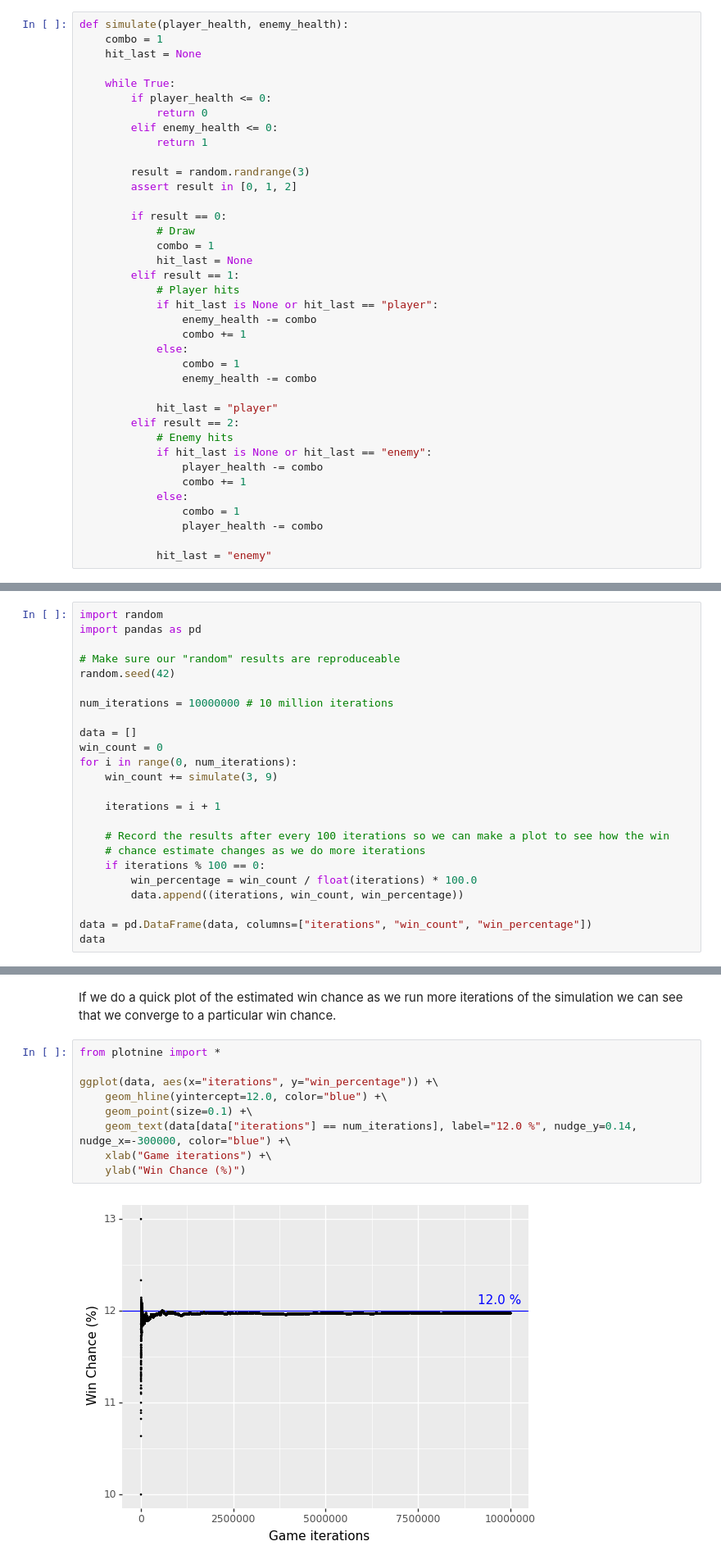
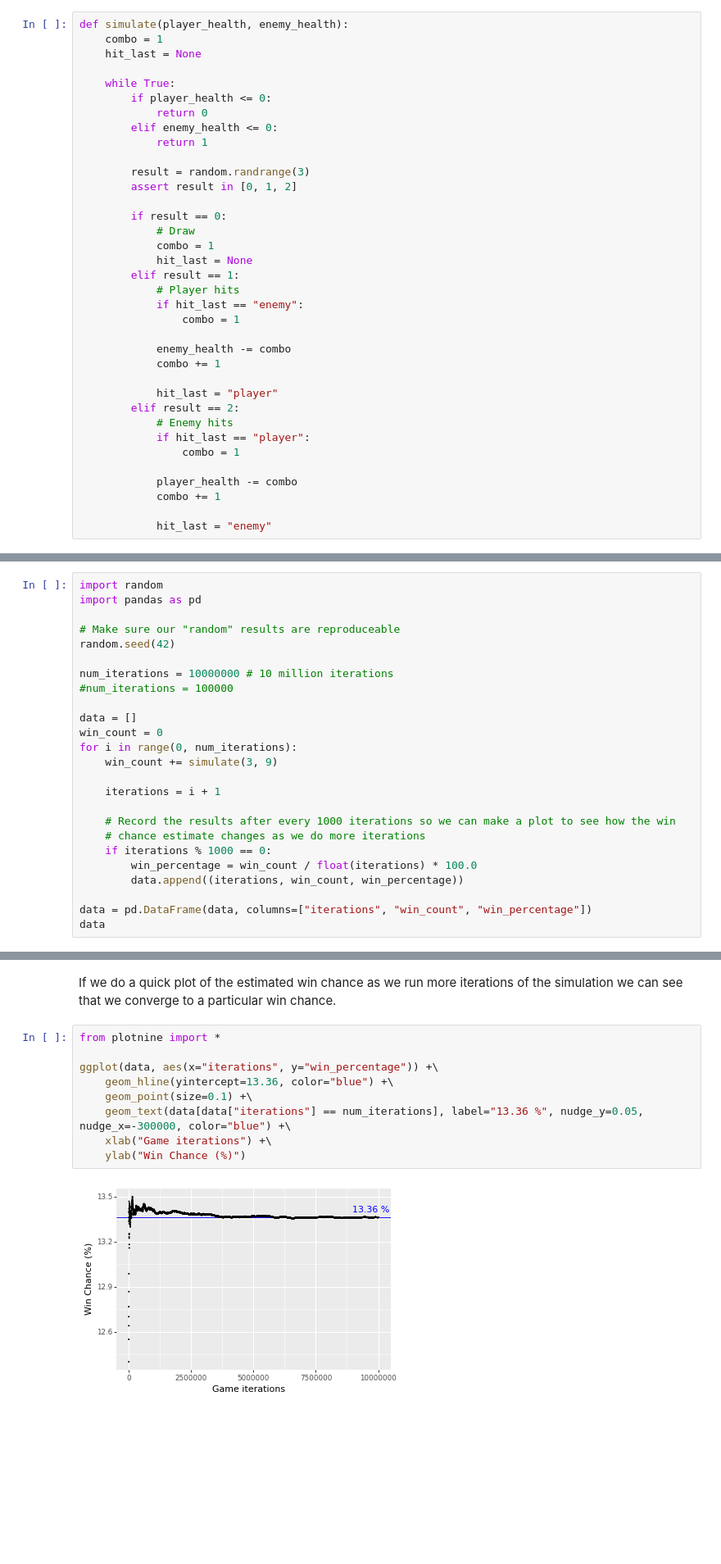
Before and after one commit to ExcaliburZero/omori_pet_rocks, a Jupyter notebook: Analysis.ipynb, the cells around one changed output, grey strips where cells are left out. Shown: that part at 82% size. Saved outputs shown, nothing was run; the diff lists cells and outputs as text; blank space fills up the shorter version.

```diff
--- a/Analysis.ipynb
+++ b/Analysis.ipynb
@@ -42,22 +42,20 @@ def simulate(player_health, enemy_health):
             hit_last = None
         elif result == 1:
             # Player hits
-            if hit_last is None or hit_last == "player":
-                enemy_health -= combo
-                combo += 1
-            else:
+            if hit_last == "enemy":
                 combo = 1
-                enemy_health -= combo
+
+            enemy_health -= combo
+            combo += 1
 
             hit_last = "player"
         elif result == 2:
             # Enemy hits
-            if hit_last is None or hit_last == "enemy":
-                player_health -= combo
-                combo += 1
-            else:
+            if hit_last == "player":
                 combo = 1
-                player_health -= combo
+
+            player_health -= combo
+            combo += 1
 
             hit_last = "enemy"
 # %% [markdown]
@@ -70,6 +68,7 @@ import pandas as pd
 random.seed(42)
 
 num_iterations = 10000000 # 10 million iterations
+#num_iterations = 100000
 
 data = []
 win_count = 0
@@ -78,9 +77,9 @@ for i in range(0, num_iterations):
 
     iterations = i + 1
 
-    # Record the results after every 100 iterations so we can make a plot to see how the win
+    # Record the results after every 1000 iterations so we can make a plot to see how the win
     # chance estimate changes as we do more iterations
-    if iterations % 100 == 0:
+    if iterations % 1000 == 0:
         win_percentage = win_count / float(iterations) * 100.0
         data.append((iterations, win_count, win_percentage))
 
@@ -105,11 +104,11 @@ If we do a quick plot of the estimated win chance as we run more iterations of t
 # %%
 from plotnine import *
 
 ggplot(data, aes(x="iterations", y="win_percentage")) +\
-    geom_hline(yintercept=12.0, color="blue") +\
+    geom_hline(yintercept=13.36, color="blue") +\
     geom_point(size=0.1) +\
-    geom_text(data[data["iterations"] == num_iterations], label="12.0 %", nudge_y=0.14, nudge_x=-300000, color="blue") +\
+    geom_text(data[data["iterations"] == num_iterations], label="13.36 %", nudge_y=0.05, nudge_x=-300000, color="blue") +\
     xlab("Game iterations") +\
     ylab("Win Chance (%)")
 # %% [output]
-[figure, old version]
+[figure, new version]
```
Also changed, not shown: parts of 9 cells of this notebook, 1 other file.
